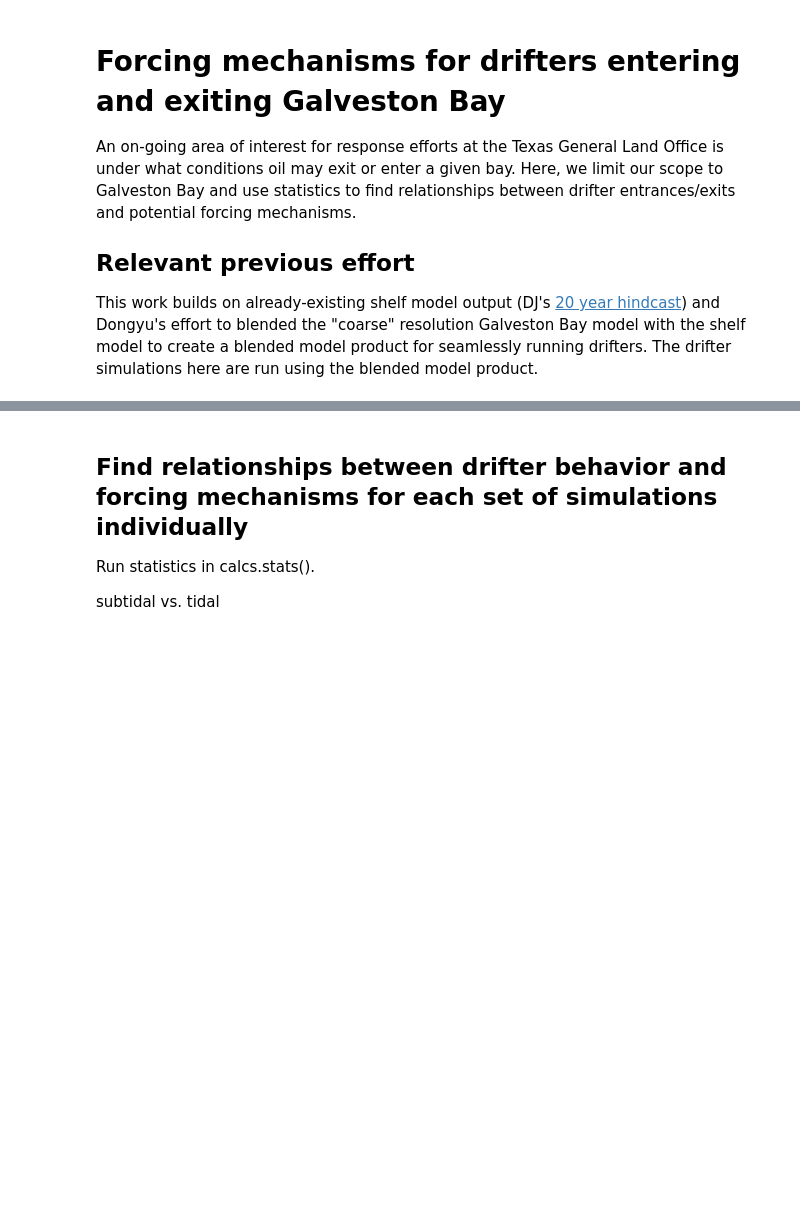
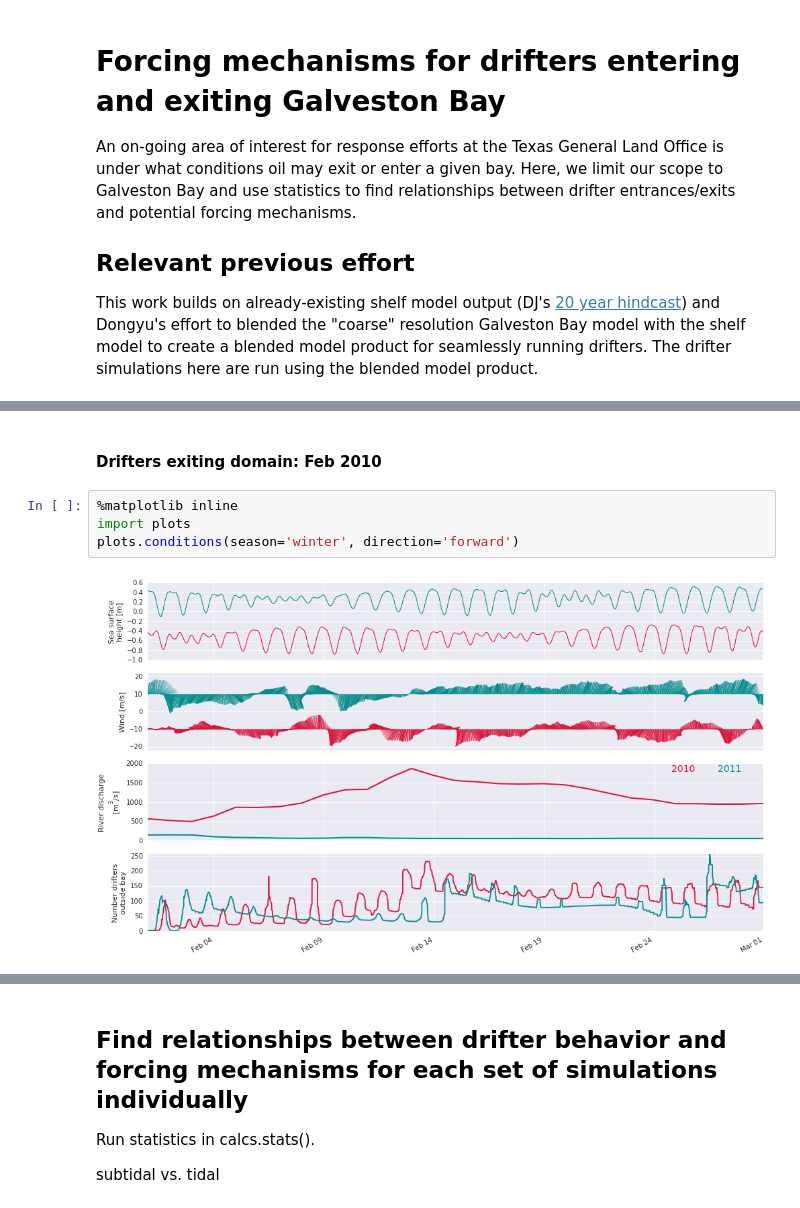
Before and after one commit to kthyng/bay, a Jupyter notebook: summary.ipynb, the cells around one changed output, grey strips where cells are left out. Drawn from its saved outputs; the diff is of its cells as text; blank space fills up the shorter version.

```diff
--- a/summary.ipynb
+++ b/summary.ipynb
@@ -49,3 +70,11 @@ This analysis was run with calcs.io() with changing refdates through the simulat
 Summarize into a `pandas` dataframe the forcing mechanisms (read in from the blended model product, the shelf model, etc) for each time period and combine it with the time series summary of when drifters are outside the domain. Do this using `calcs.make_dfs()`, and the files are in the form `df_2010-02_backward.csv`.
 
 This was all done on hafen, but the df files have been copied to Tahoma too.
+# %% [markdown]
+#### Drifters exiting domain: Feb 2010
+# %%
+%matplotlib inline
+import plots
+plots.conditions(season='winter', direction='forward')
+# %% [output]
+[figure, added]
```
Also changed, not shown: parts of 23 cells of this notebook, 2 other files.
